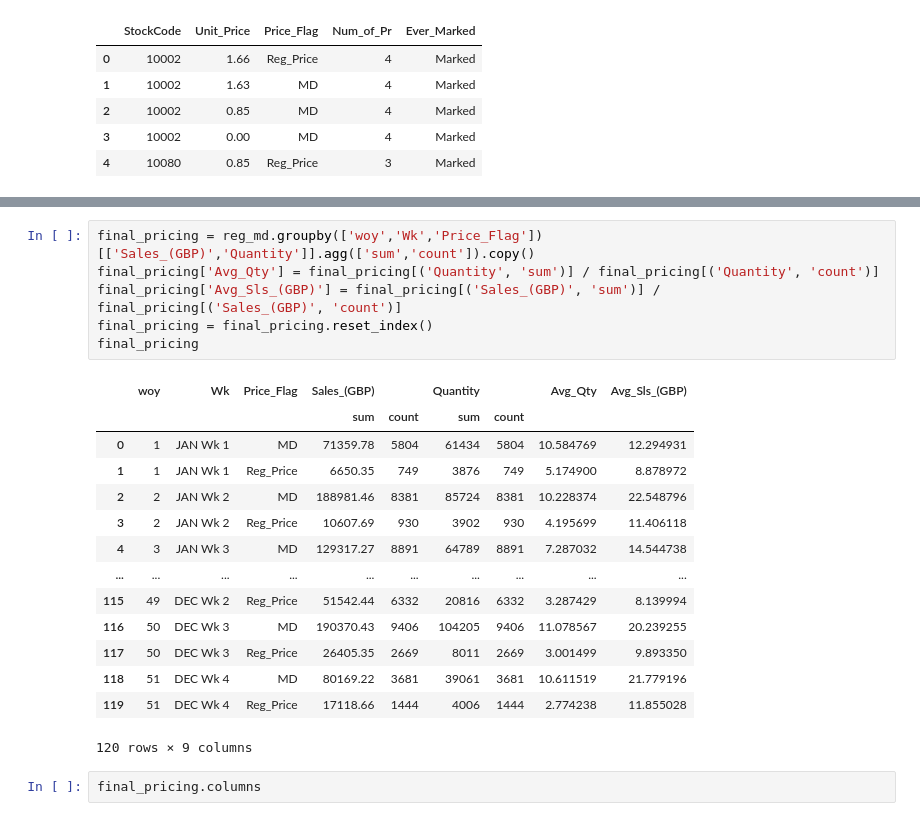
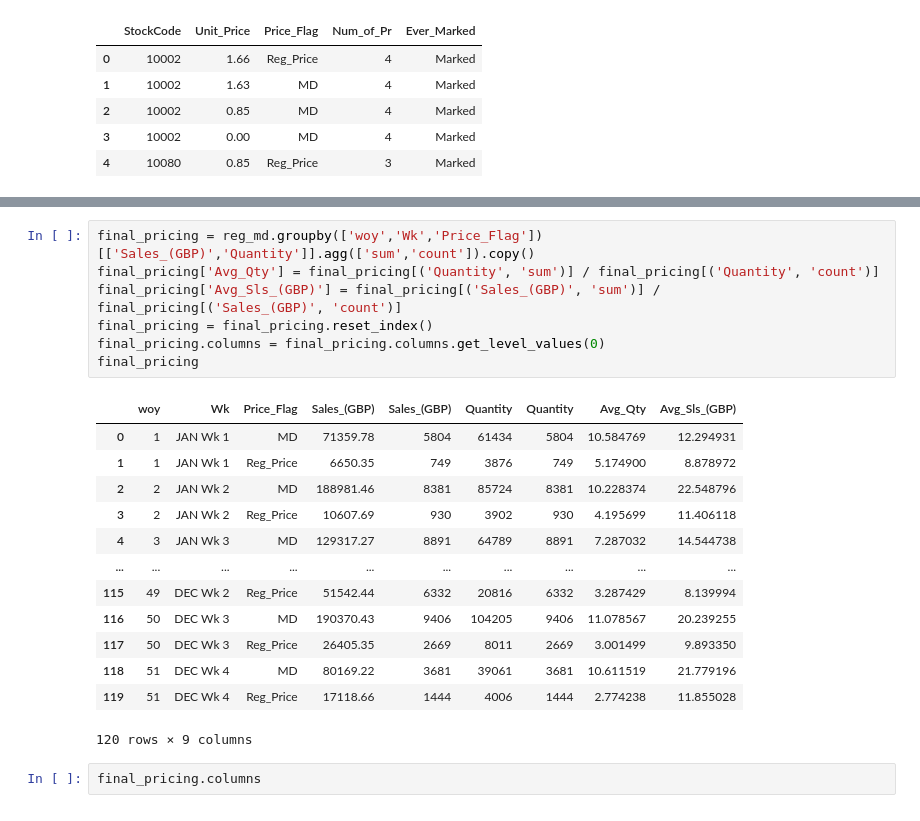
Before and after one commit to axpinkerton/projects, a Jupyter notebook: proj1nb.ipynb, the cells around one changed output, grey strips where cells are left out. Cells and saved outputs as stored; diff of their text form.

```diff
--- a/proj1nb.ipynb
+++ b/proj1nb.ipynb
@@ -360,12 +362,12 @@ reg_md.head()
 # %%
 final_pricing = reg_md.groupby(['woy','Wk','Price_Flag'])[['Sales_(GBP)','Quantity']].agg(['sum','count']).copy()
 final_pricing['Avg_Qty'] = final_pricing[('Quantity', 'sum')] / final_pricing[('Quantity', 'count')]
 final_pricing['Avg_Sls_(GBP)'] = final_pricing[('Sales_(GBP)', 'sum')] / final_pricing[('Sales_(GBP)', 'count')]
 final_pricing = final_pricing.reset_index()
+final_pricing.columns = final_pricing.columns.get_level_values(0)
 final_pricing
 # %% [output]
-|  | woy | Wk | Price_Flag | Sales_(GBP) |  | Quantity |  | Avg_Qty | Avg_Sls_(GBP) |
-|  |  |  |  | sum | count | sum | count |  |  |
+|  | woy | Wk | Price_Flag | Sales_(GBP) | Sales_(GBP) | Quantity | Quantity | Avg_Qty | Avg_Sls_(GBP) |
 | 0 | 1 | JAN Wk 1 | MD | 71359.78 | 5804 | 61434 | 5804 | 10.584769 | 12.294931 |
 | 1 | 1 | JAN Wk 1 | Reg_Price | 6650.35 | 749 | 3876 | 749 | 5.174900 | 8.878972 |
 | 2 | 2 | JAN Wk 2 | MD | 188981.46 | 8381 | 85724 | 8381 | 10.228374 | 22.548796 |
```
Also changed, not shown: parts of 3 cells of this notebook.
